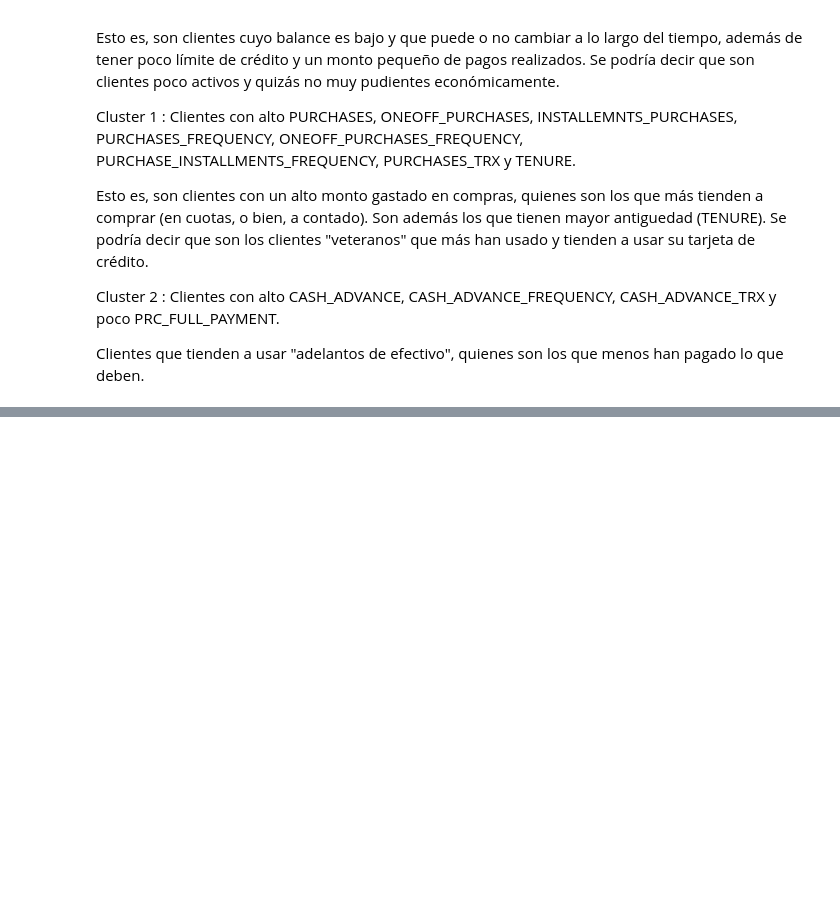
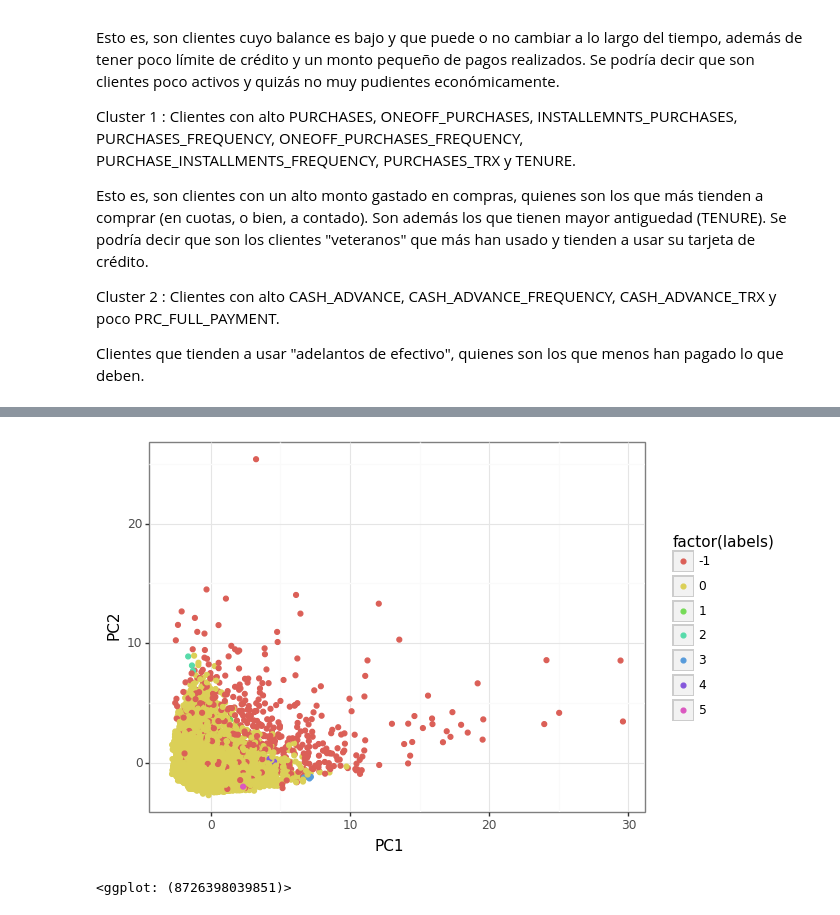
Before and after one commit to eolo-ws/proyecto-1-mineria-datos, a Jupyter notebook: proyecto-mineria-grupo-5.ipynb, the cells around one changed output, grey strips where cells are left out. Drawn from its saved outputs; the diff is of its cells as text; code cells hidden in the pictures; blank space fills up the shorter version.

```diff
--- a/proyecto-mineria-grupo-5.ipynb
+++ b/proyecto-mineria-grupo-5.ipynb
@@ -398,0 +459,15 @@ Clientes que tienden a usar "adelantos de efectivo", quienes son los que menos h
+# %%
+#Creando un objeto de DBSCAN con las condiciones iniciales
+from sklearn.decomposition import PCA
+from sklearn.cluster import DBSCAN
+DB = DBSCAN(eps=2.0, min_samples=3)
+DB = DB.fit(scaled_features)
+pca = PCA(n_components=2)
+pca.fit(scaled_features)
+tempData = pca.transform(scaled_features)
+tempData = pd.DataFrame(tempData,columns=["PC1","PC2"])
+tempData["labels"]=DB.labels_
+ggplot(tempData)+aes(x="PC1",y="PC2",color="factor(labels)")+geom_point()+theme_bw()
+# %% [output]
+[figure, added]
+<ggplot: (8726398039851)>
```
Also changed, not shown: parts of 9 cells of this notebook.
